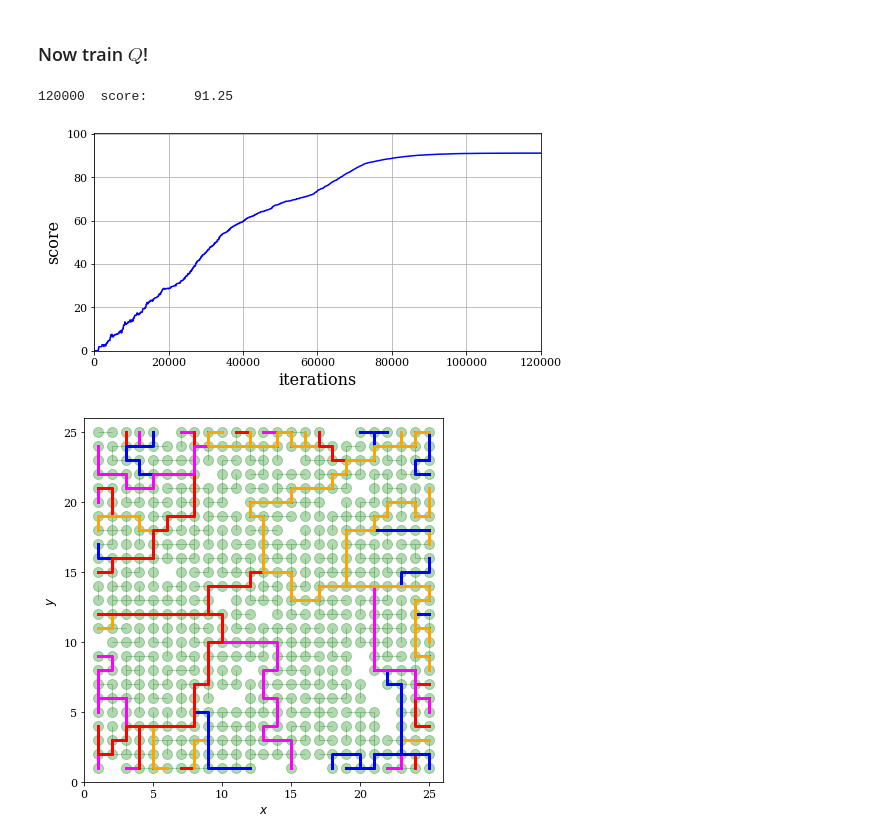
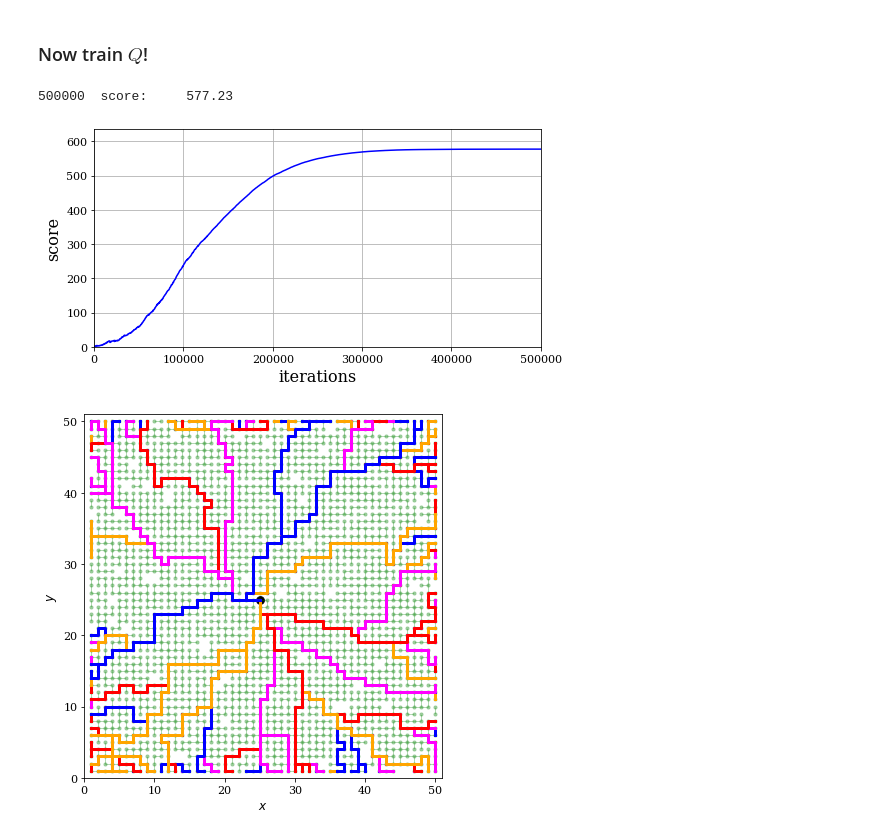
Before and after one commit to hbprosper/mlpracticum, a Jupyter notebook: 04_reinforcement_learning.ipynb, the cells around one changed output. Saved outputs shown, nothing was run; the diff lists cells and outputs as text; code cells hidden in the pictures.

```diff
--- a/04_reinforcement_learning.ipynb
+++ b/04_reinforcement_learning.ipynb
@@ -126,6 +126,7 @@ Plot the graph with the nodes placed as requested and an optional path.
 def plot_graph(graph,   # a network of nodes
                filename=None,
                paths=[], # paths defined by ordered sequences of nodes
+               target=None,
                xlimits=x_limits,
                ylimits=y_limits,
                latex=False):
@@ -155,6 +156,10 @@ def plot_graph(graph,   # a network of nodes
             if ii >= len(kolors):
                 ii = 0
 
+    if target != None:
+        x, y = target
+        ax.scatter([x], [y], s=60, c='k')
+
     # in order to place the nodes where we
     # want them, draw_networkx requires the
     # positions to be given in a node to
@@ -168,15 +173,13 @@ def plot_graph(graph,   # a network of nodes
     nx.draw_networkx(graph,
                      pos=nodes,
                      node_color='green',
-                     node_size=100,
+                     node_size=10,
                      alpha=0.3,
                      edge_color='green',
                      with_labels=False,
                      width=1,
                      font_size=5,
                      ax=ax)
-
-    #ax.grid(True, which="both", linestyle='-')
 
     # apparently, this is needed to make
     # the axes appear!
@@ -197,7 +200,7 @@ plot_graph(full_graph)
 # %% [markdown]
 Create a graph with randomly removed edges
 # %%
-n_edges = 700
+n_edges = 3000
 rnd.shuffle(all_edges)
 edges   = all_edges[:n_edges]
 graph   = nx.Graph()
@@ -467,7 +470,7 @@ class Qfunction:
             self.scores.append(score)
 
             # print score
-            if ii % 100 == 0:
+            if ii % 1000 == 0:
                 print('\r%5d\tscore: %10.2f' % (ii, score), end='')
 
     def set_Q(self, Q):
@@ -511,10 +514,10 @@ class Qfunction:
 # %%
 Q = Qfunction(env)
 # %%
-n_iter = 120001
+n_iter = 200001
 Q.train(target_state, n_iter)
 # %% [output]
-120000  score:      91.25
+500000  score:     577.23
 # %%
 def plot_scores(scores):
     # create an empty figure
@@ -534,22 +537,23 @@ def plot_scores(scores):
 # %%
 plot_scores(Q.scores)
 # %% [output]
-[figure, old version]
+[figure, new version]
 # %%
 paths= []
 for start in graph:
     if start == target_state: continue
 
     x, y = start
     boundary = (x==1) or (x==N) or (y==1) or (y==N)
     if not boundary: continue
 
     path = Q.get_path(start)
     if len(path) == 0: continue
     paths.append(path)
 
 plot_graph(graph,
            paths=paths,
+           target=target_state,
            filename='04_maze.png')
 # %% [output]
-[figure, old version]
+[figure, new version]
```
Also changed, not shown: parts of 3 cells of this notebook, 1 other file.
